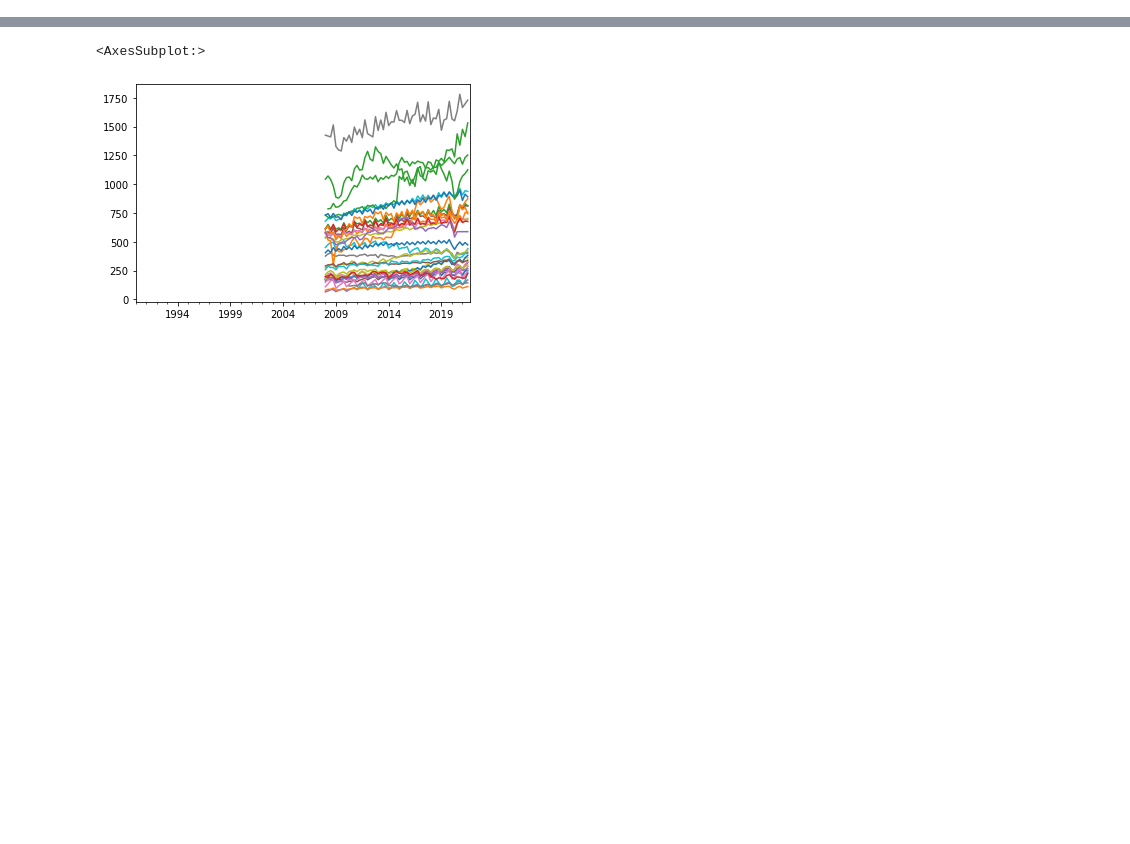
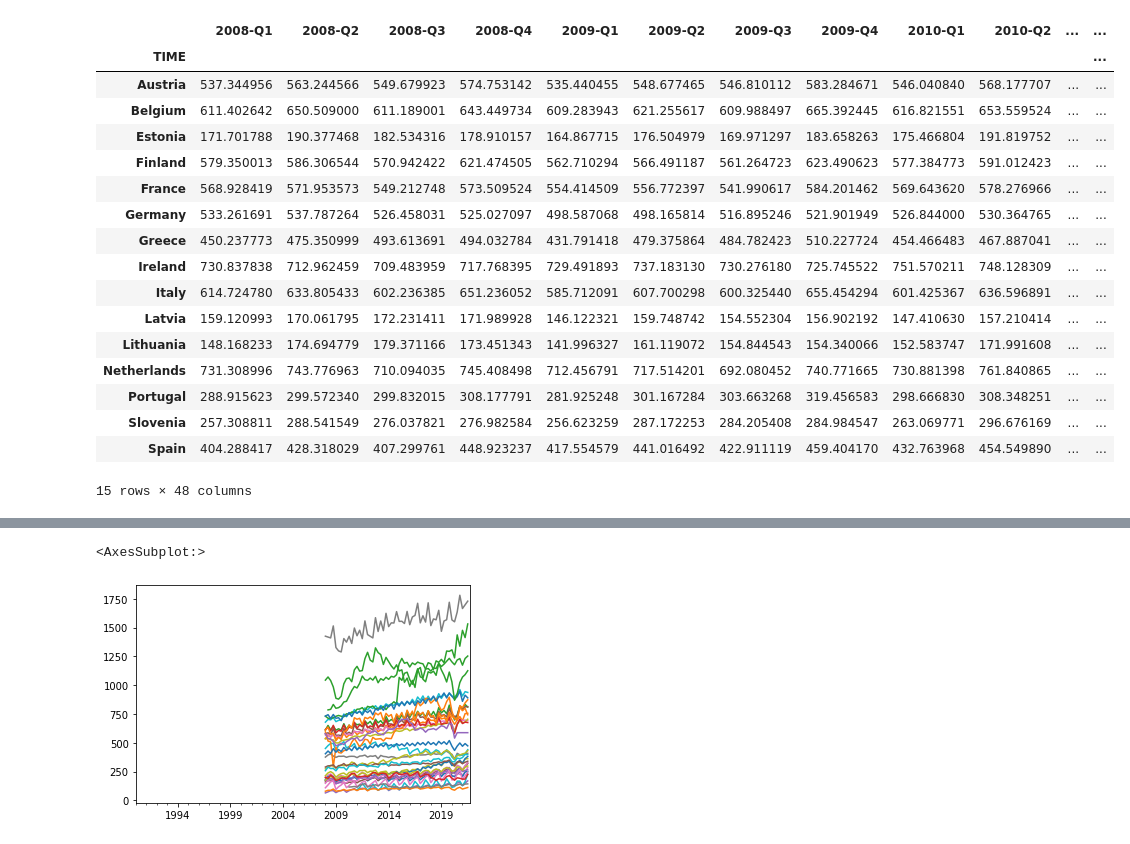
Before and after one commit to nisa-bayraktar/european_productivity, a Jupyter notebook: combined_features.ipynb, the cells around one changed output, grey strips where cells are left out. Saved outputs shown, nothing was run; the diff lists cells and outputs as text; code cells hidden in the pictures; blank space fills up the shorter version.

```diff
--- a/combined_features.ipynb
+++ b/combined_features.ipynb
@@ -277,13 +278,33 @@ unem_df = country_code_to_name(unem_df)
 # %%
 '''
 Combine all dataframes and create a numpy array of the data
 Data = [Country, Time, Feature]
 '''
 dfs = [per_employee_df, per_HW_df] + education_dfs + [inf_df, unem_df, dep_quarterly_df]
 matched_dfs = match_df(dfs)
 data = np.zeros((len(matched_dfs[0].index), len(matched_dfs[0].columns),  len(matched_dfs)))
 for i in range(len(matched_dfs)):
     data[:, :, i] = matched_dfs[i].to_numpy(dtype=np.float64)
+matched_dfs[1]
+# %% [output]
+|  | 2008-Q1 | 2008-Q2 | 2008-Q3 | 2008-Q4 | 2009-Q1 | 2009-Q2 | 2009-Q3 | 2009-Q4 | 2010-Q1 | 2010-Q2 | ... | ... |
+| TIME |  |  |  |  |  |  |  |  |  |  |  | ... |
+| Austria | 537.344956 | 563.244566 | 549.679923 | 574.753142 | 535.440455 | 548.677465 | 546.810112 | 583.284671 | 546.040840 | 568.177707 | ... | ... |
+| Belgium | 611.402642 | 650.509000 | 611.189001 | 643.449734 | 609.283943 | 621.255617 | 609.988497 | 665.392445 | 616.821551 | 653.559524 | ... | ... |
+| Estonia | 171.701788 | 190.377468 | 182.534316 | 178.910157 | 164.867715 | 176.504979 | 169.971297 | 183.658263 | 175.466804 | 191.819752 | ... | ... |
+| Finland | 579.350013 | 586.306544 | 570.942422 | 621.474505 | 562.710294 | 566.491187 | 561.264723 | 623.490623 | 577.384773 | 591.012423 | ... | ... |
+| France | 568.928419 | 571.953573 | 549.212748 | 573.509524 | 554.414509 | 556.772397 | 541.990617 | 584.201462 | 569.643620 | 578.276966 | ... | ... |
+| Germany | 533.261691 | 537.787264 | 526.458031 | 525.027097 | 498.587068 | 498.165814 | 516.895246 | 521.901949 | 526.844000 | 530.364765 | ... | ... |
+| Greece | 450.237773 | 475.350999 | 493.613691 | 494.032784 | 431.791418 | 479.375864 | 484.782423 | 510.227724 | 454.466483 | 467.887041 | ... | ... |
+| Ireland | 730.837838 | 712.962459 | 709.483959 | 717.768395 | 729.491893 | 737.183130 | 730.276180 | 725.745522 | 751.570211 | 748.128309 | ... | ... |
+| Italy | 614.724780 | 633.805433 | 602.236385 | 651.236052 | 585.712091 | 607.700298 | 600.325440 | 655.454294 | 601.425367 | 636.596891 | ... | ... |
+| Latvia | 159.120993 | 170.061795 | 172.231411 | 171.989928 | 146.122321 | 159.748742 | 154.552304 | 156.902192 | 147.410630 | 157.210414 | ... | ... |
+| Lithuania | 148.168233 | 174.694779 | 179.371166 | 173.451343 | 141.996327 | 161.119072 | 154.844543 | 154.340066 | 152.583747 | 171.991608 | ... | ... |
+| Netherlands | 731.308996 | 743.776963 | 710.094035 | 745.408498 | 712.456791 | 717.514201 | 692.080452 | 740.771665 | 730.881398 | 761.840865 | ... | ... |
+| Portugal | 288.915623 | 299.572340 | 299.832015 | 308.177791 | 281.925248 | 301.167284 | 303.663268 | 319.456583 | 298.666830 | 308.348251 | ... | ... |
+| Slovenia | 257.308811 | 288.541549 | 276.037821 | 276.982584 | 256.623259 | 287.172253 | 284.205408 | 284.984547 | 263.069771 | 296.676169 | ... | ... |
+| Spain | 404.288417 | 428.318029 | 407.299761 | 448.923237 | 417.554579 | 441.016492 | 422.911119 | 459.404170 | 432.763968 | 454.549890 | ... | ... |
+15 rows × 48 columns
 # %%
 dfs = [per_employee_df, per_HW_df] + education_dfs + [inf_df, unem_df, dep_quarterly_df]
 extended_dfs = extend_df(dfs)
```
Also changed, not shown: parts of 19 cells of this notebook, 1 other file.
